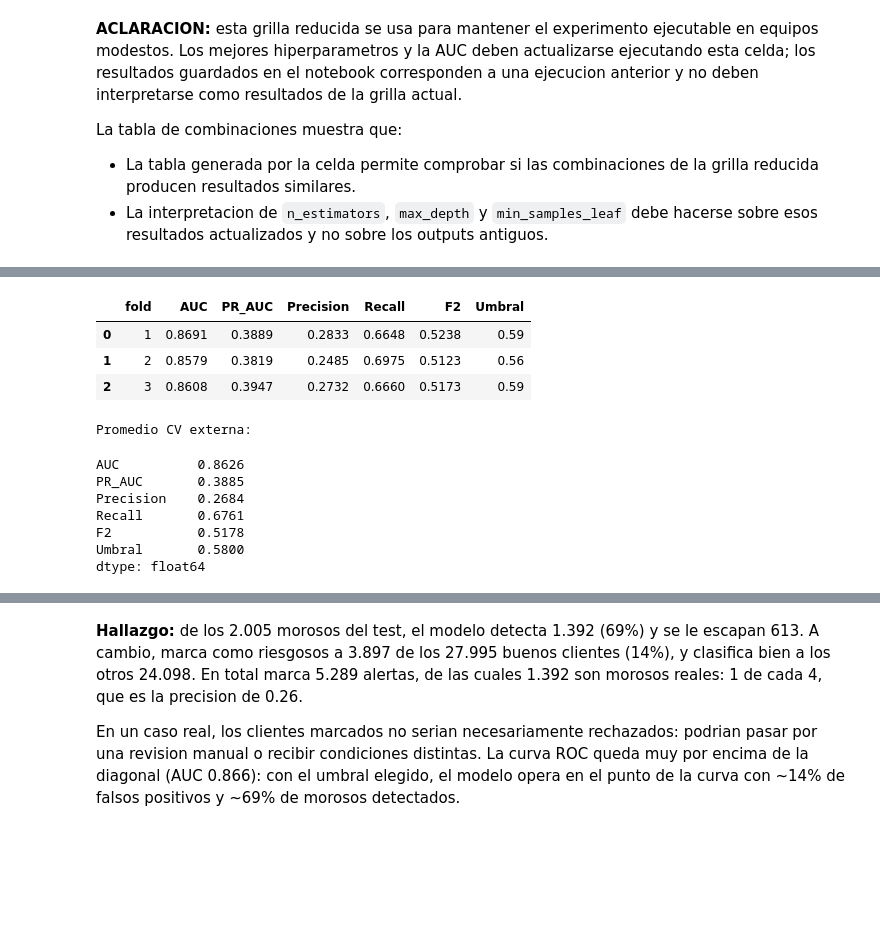
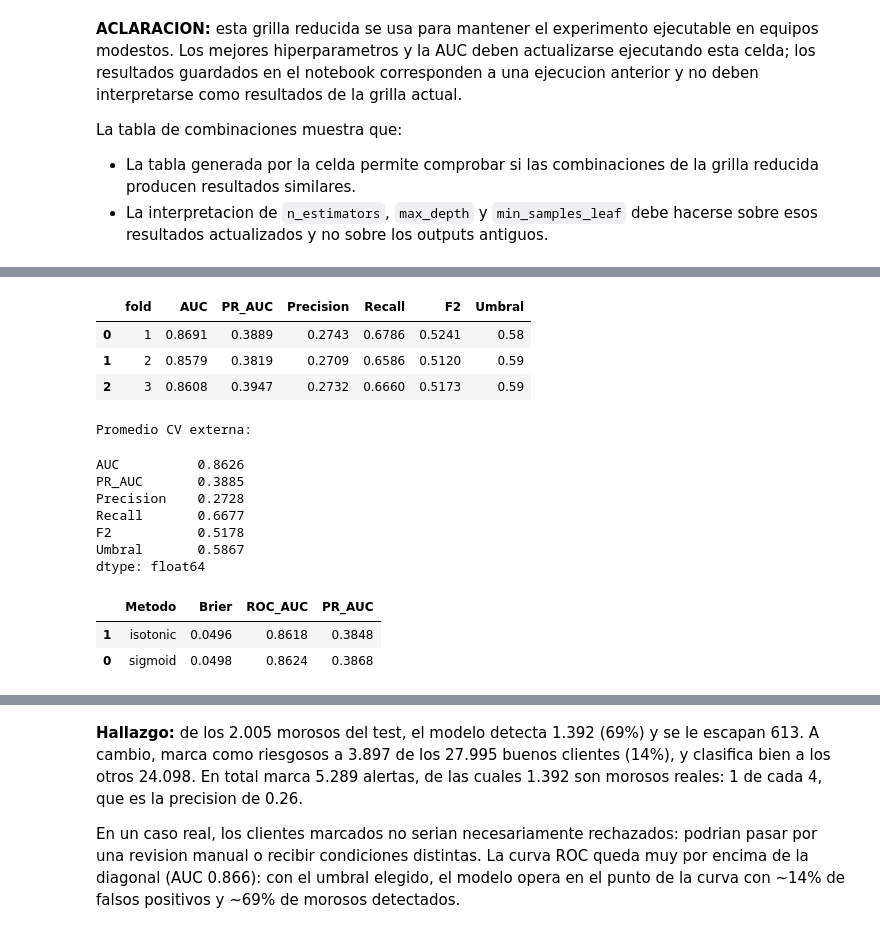
Before and after one commit to EmiiFernandez/data_science_ypf_proyecto, a Jupyter notebook: notebooks/02_modelo_supervisado.ipynb, the cells around one changed output, grey strips where cells are left out. Cells and saved outputs as stored; diff of their text form; code cells hidden in the pictures; blank space fills up the shorter version.

```diff
--- a/notebooks/02_modelo_supervisado.ipynb
+++ b/notebooks/02_modelo_supervisado.ipynb
@@ -243,7 +283,7 @@ for fold, (idx_entrenamiento, idx_validacion) in enumerate(cv_externa.split(X_tr
         grid_interna.best_estimator_, X_entrenamiento, y_entrenamiento,
         cv=cv_interna, method="predict_proba", n_jobs=-1
     )[:, 1]
-    umbral_fold = buscar_umbral_mejor(proba_interna, y_entrenamiento, metric="f2")
+    umbral_fold = buscar_umbral_mejor(proba_interna, y_entrenamiento)
     grid_interna.best_estimator_.fit(X_entrenamiento, y_entrenamiento)
     proba_validacion = grid_interna.best_estimator_.predict_proba(X_validacion)[:, 1]
     proba_externa[idx_validacion] = proba_validacion
@@ -265,18 +305,44 @@ display(tabla_cv_anidada.round(4))
 print("Promedio CV externa:")
 display(tabla_cv_anidada.drop(columns="fold").mean().round(4))
 
-# Modelo final: se ajusta con todo train y el umbral se obtiene solo con CV sobre train.
+# Calibracion: se comparan metodos con predicciones out-of-fold sobre train.
+# El test permanece reservado y no participa en la seleccion del metodo.
 mejor_modelo = grid.best_estimator_
-cv_final = StratifiedKFold(n_splits=3, shuffle=True, random_state=42)
-proba_oof = cross_val_predict(
-    mejor_modelo, X_train, y_train, cv=cv_final, method="predict_proba", n_jobs=-1
-)[:, 1]
-umbral_optimo = buscar_umbral_mejor(proba_oof, y_train, metric="f2")
-mejor_modelo.fit(X_train, y_train)
+cv_calibracion = StratifiedKFold(n_splits=3, shuffle=True, random_state=42)
+proba_calibradas_oof = {}
+calibradores = {}
+for metodo in ["sigmoid", "isotonic"]:
+    calibrador = CalibratedClassifierCV(
+        estimator=mejor_modelo, method=metodo, cv=3, n_jobs=-1
+    )
+    proba_calibradas_oof[metodo] = cross_val_predict(
+        calibrador, X_train, y_train, cv=cv_calibracion,
+        method="predict_proba", n_jobs=-1
+    )[:, 1]
+    calibradores[metodo] = calibrador
 
-# Test reservado: una única evaluación final, con hiperparametros y umbral ya fijados.
-y_proba = mejor_modelo.predict_proba(X_test)[:, 1]
-y_pred = mejor_modelo.predict(X_test)
+comparacion_calibracion = pd.DataFrame([
+    {
+        "Metodo": metodo,
+        "Brier": brier_score_loss(y_train, proba_calibradas_oof[metodo]),
+        "ROC_AUC": roc_auc_score(y_train, proba_calibradas_oof[metodo]),
+        "PR_AUC": average_precision_score(y_train, proba_calibradas_oof[metodo]),
+    }
+    for metodo in proba_calibradas_oof
+]).sort_values("Brier")
+display(comparacion_calibracion.round(4))
+metodo_calibracion = comparacion_calibracion.iloc[0]["Metodo"]
+print(f"Metodo de calibracion seleccionado por menor Brier: {metodo_calibracion}")
+
+# El umbral se obtiene sobre probabilidades calibradas out-of-fold de train.
+proba_oof = proba_calibradas_oof[metodo_calibracion]
+umbral_optimo = buscar_umbral_mejor(proba_oof, y_train)
+calibrador_final = calibradores[metodo_calibracion]
+calibrador_final.fit(X_train, y_train)
+
+# Test reservado: una unica evaluacion final, con metodo y umbral fijados.
+y_proba = calibrador_final.predict_proba(X_test)[:, 1]
+y_pred = (y_proba >= 0.5).astype(int)
 y_pred_ajustado = (y_proba >= umbral_optimo).astype(int)
 
 print(classification_report(y_test, y_pred_ajustado, zero_division=0))
@@ -286,15 +352,24 @@ f1_final = f1_score(y_test, y_pred)
 precision_final = precision_score(y_test, y_pred_ajustado, zero_division=0)
 recall_final = recall_score(y_test, y_pred_ajustado, zero_division=0)
 f2_final = fbeta_score(y_test, y_pred_ajustado, beta=2, zero_division=0)
+tn_final, fp_final, fn_final, tp_final = confusion_matrix(
+    y_test, y_pred_ajustado, labels=[0, 1]
+).ravel()
+costo_total_final = COSTO_FALSO_NEGATIVO * fn_final + COSTO_FALSO_POSITIVO * fp_final
+costo_por_cliente_final = costo_total_final / len(y_test)
 
 resultados["Random Forest (GridSearchCV)"] = {
     "AUC_CV": tabla_cv_anidada["AUC"].mean(),
     "AUC": auc_final,
     "PR_AUC": pr_auc_final,
+    "Brier": brier_score_loss(y_test, y_proba),
+    "Metodo_calibracion": metodo_calibracion,
     "Precision": precision_final,
     "Recall": recall_final,
     "F1": f1_final,
     "F2": f2_final,
+    "Costo_FN_FP": costo_total_final,
+    "Costo_por_cliente": costo_por_cliente_final,
     "Umbral": umbral_optimo,
 }
 
@@ -325,12 +400,15 @@ Mejor umbral para F2: 0.59 | precision=0.278, recall=0.663, F2=0.519
 |  | fold | AUC | PR_AUC | Precision | Recall | F2 | Umbral |
-| 0 | 1 | 0.8691 | 0.3889 | 0.2833 | 0.6648 | 0.5238 | 0.59 |
-| 1 | 2 | 0.8579 | 0.3819 | 0.2485 | 0.6975 | 0.5123 | 0.56 |
+| 0 | 1 | 0.8691 | 0.3889 | 0.2743 | 0.6786 | 0.5241 | 0.58 |
+| 1 | 2 | 0.8579 | 0.3819 | 0.2709 | 0.6586 | 0.5120 | 0.59 |
 | 2 | 3 | 0.8608 | 0.3947 | 0.2732 | 0.6660 | 0.5173 | 0.59 |
 Promedio CV externa:
 AUC          0.8626
 PR_AUC       0.3885
-Precision    0.2684
-Recall       0.6761
+Precision    0.2728
+Recall       0.6677
 F2           0.5178
-Umbral       0.5800
+Umbral       0.5867
 dtype: float64
+|  | Metodo | Brier | ROC_AUC | PR_AUC |
+| 1 | isotonic | 0.0496 | 0.8618 | 0.3848 |
+| 0 | sigmoid | 0.0498 | 0.8624 | 0.3868 |
```
Also changed, not shown: parts of 10 cells of this notebook, 2 other files.
